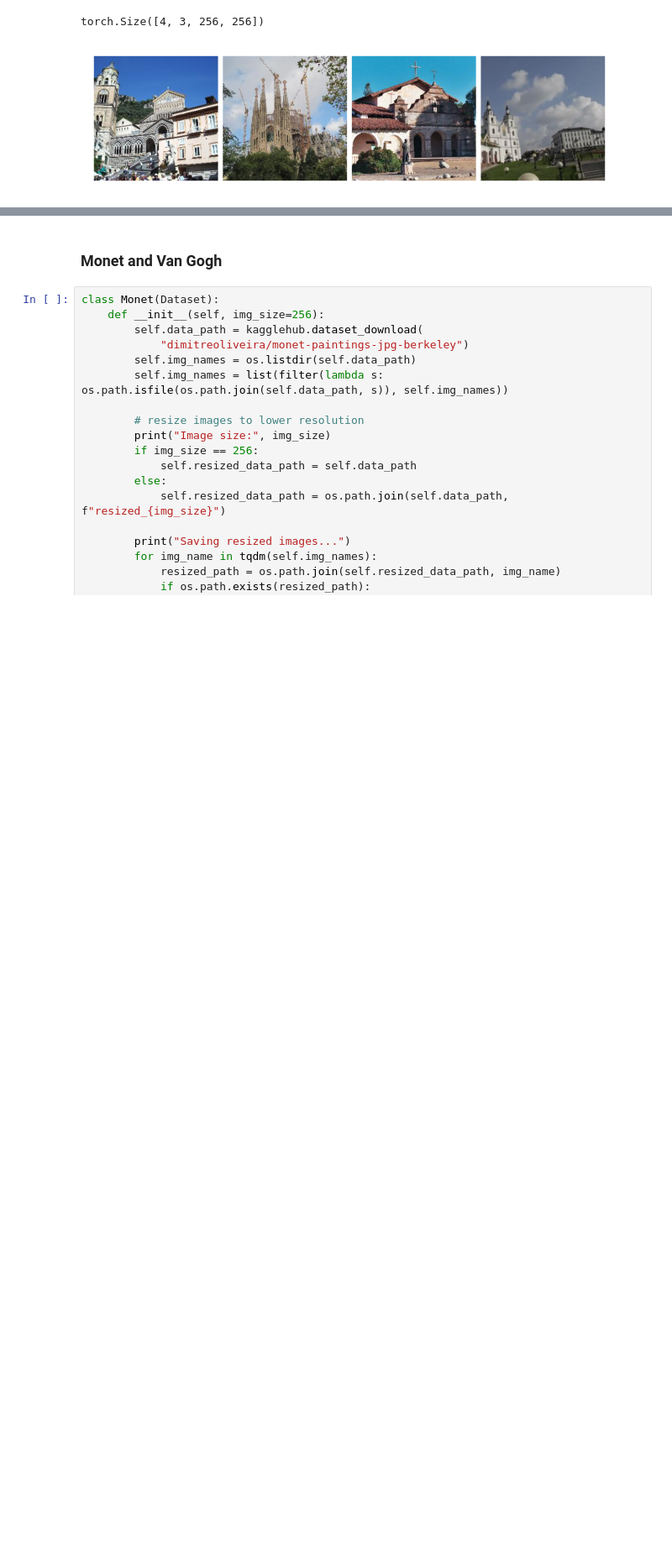
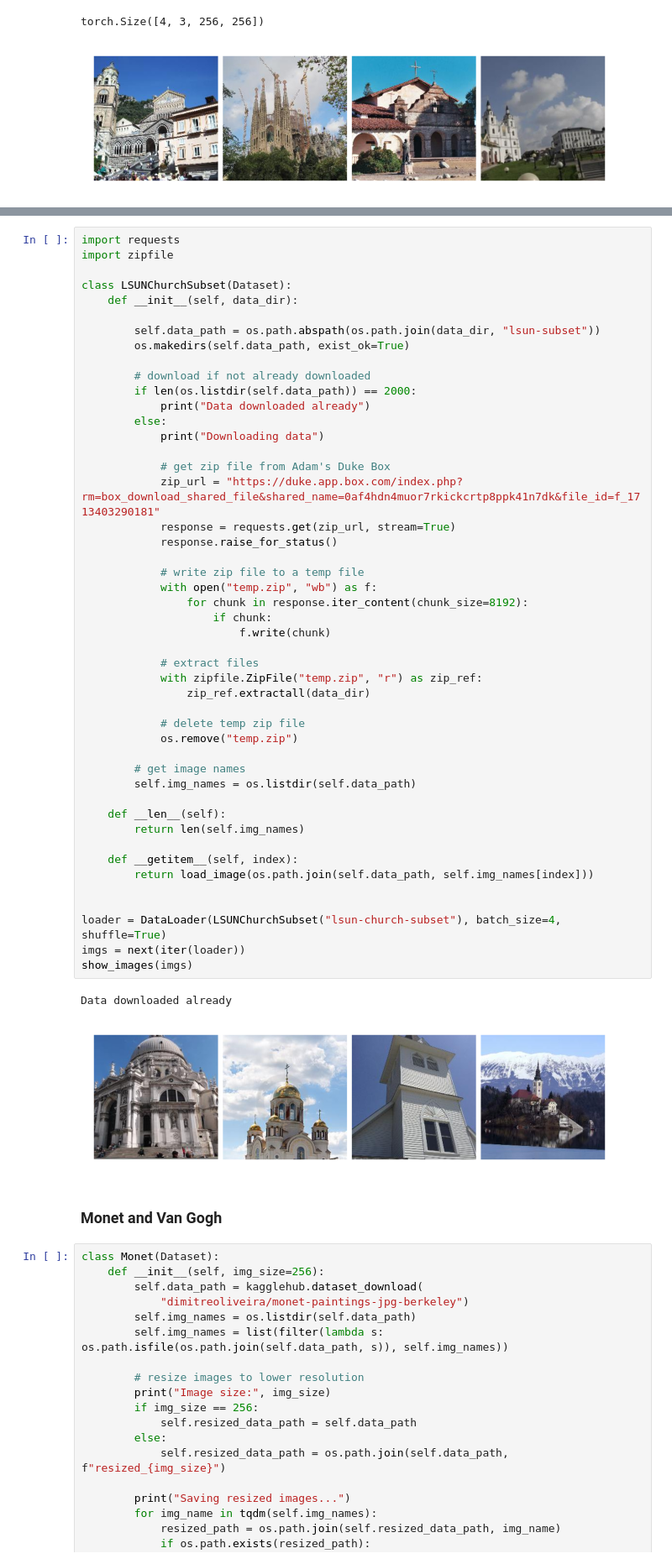
Before and after one commit to elliekkim/monet-gan, a Jupyter notebook: load_data.ipynb, the cells around one changed output, grey strips where cells are left out. Shown at 84% size. Saved outputs shown, nothing was run; the diff lists cells and outputs as text; blank space fills up the shorter version.

Commit message:
download lsun data from adam's box

```diff
--- a/load_data.ipynb
+++ b/load_data.ipynb
@@ -85,3 +75,53 @@ for i, batch in enumerate(DataLoader(LSUNChurch(), batch_size=1, shuffle=True)):
+# %%
+import requests
+import zipfile
+
+class LSUNChurchSubset(Dataset):
+    def __init__(self, data_dir):
+
+        self.data_path = os.path.abspath(os.path.join(data_dir, "lsun-subset"))
+        os.makedirs(self.data_path, exist_ok=True)
+
+        # download if not already downloaded
+        if len(os.listdir(self.data_path)) == 2000:
+            print("Data downloaded already")
+        else:
+            print("Downloading data")
+
+            # get zip file from Adam's Duke Box
+            zip_url = "https://duke.app.box.com/index.php?rm=box_download_shared_file&shared_name=0af4hdn4muor7rkickcrtp8ppk41n7dk&file_id=f_1713403290181"
+            response = requests.get(zip_url, stream=True)
+            response.raise_for_status()
+
+            # write zip file to a temp file
+            with open("temp.zip", "wb") as f:
+                for chunk in response.iter_content(chunk_size=8192):
+                    if chunk:
+                        f.write(chunk)
+
+            # extract files
+            with zipfile.ZipFile("temp.zip", "r") as zip_ref:
+                zip_ref.extractall(data_dir)
+
+            # delete temp zip file
+            os.remove("temp.zip")
+
+        # get image names
+        self.img_names = os.listdir(self.data_path)
+
+    def __len__(self):
+        return len(self.img_names)
+
+    def __getitem__(self, index):
+        return load_image(os.path.join(self.data_path, self.img_names[index]))
+
+
+loader = DataLoader(LSUNChurchSubset("lsun-church-subset"), batch_size=4, shuffle=True)
+imgs = next(iter(loader))
+show_images(imgs)
+# %% [output]
+Data downloaded already
+[figure, added]
 # %% [markdown]
 ### Monet and Van Gogh
 # %%
```
Also changed, not shown: parts of 6 cells of this notebook, 2 other files.
